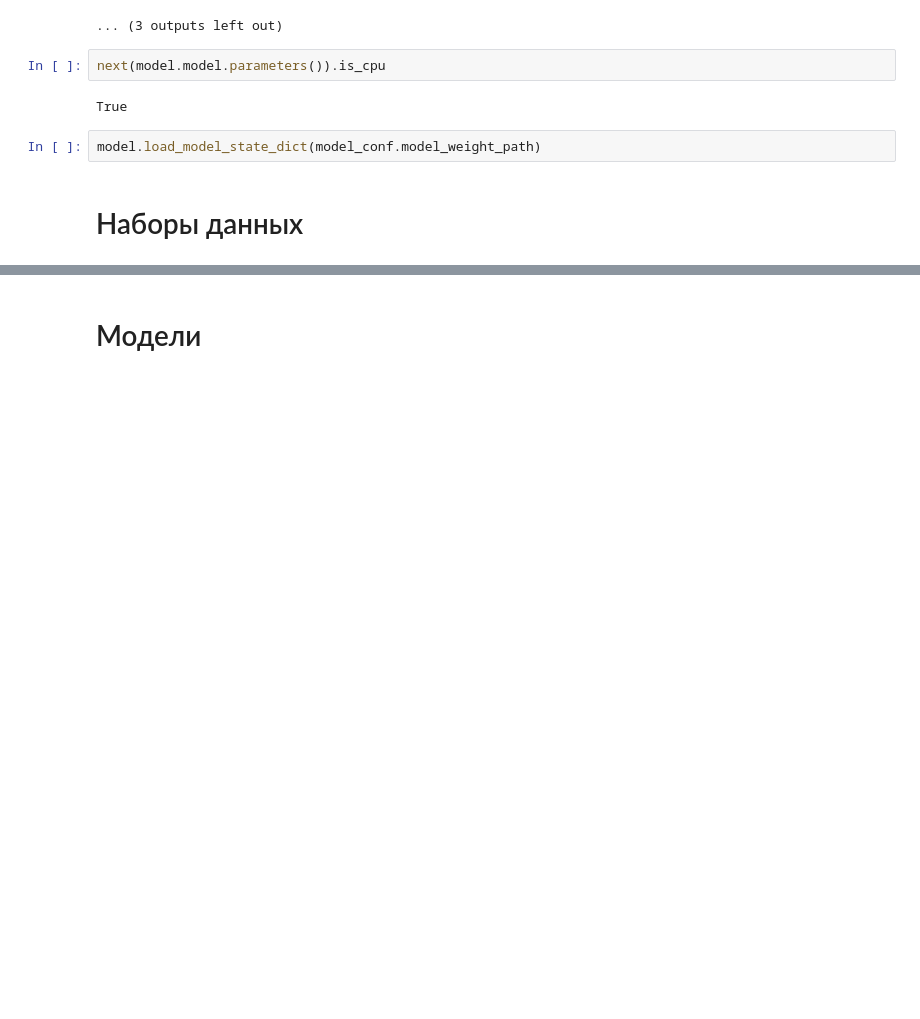
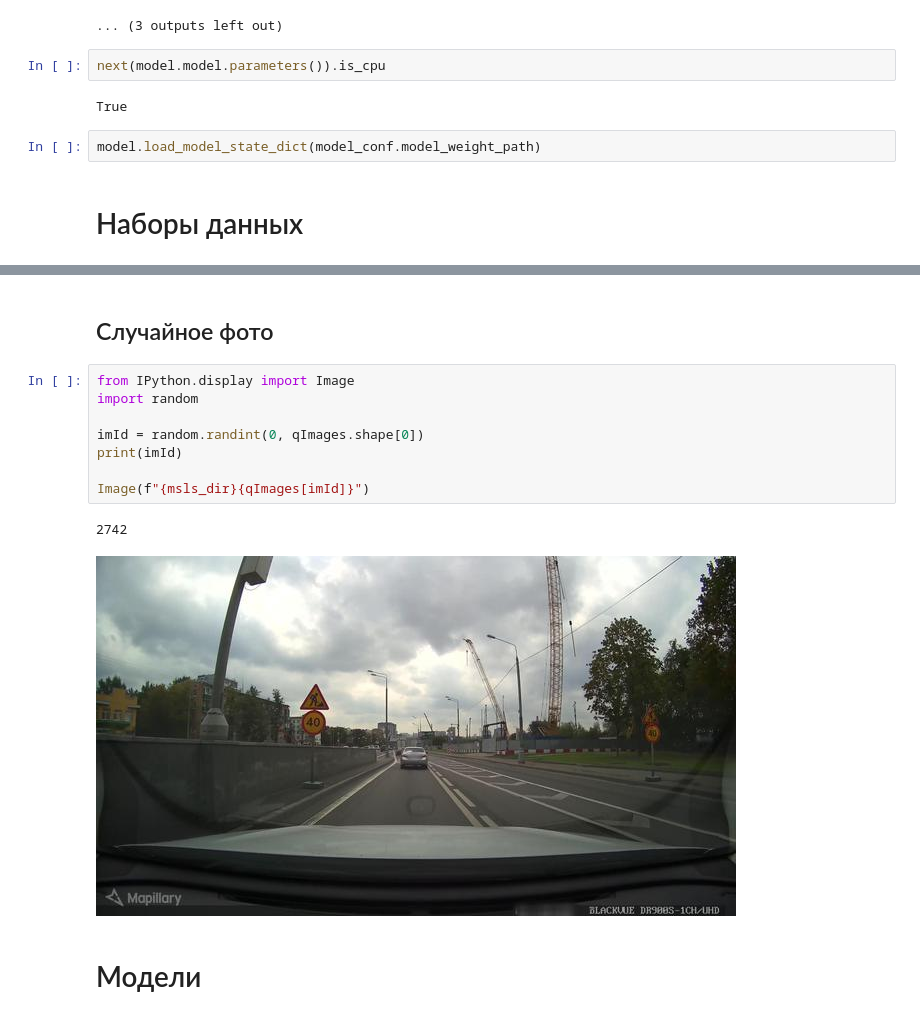
Before and after one commit to YRL-AIDA/vpr-auto-tests, a Jupyter notebook: auto_test_present.ipynb, the cells around one changed output, grey strips where cells are left out. Cells and saved outputs as stored; diff of their text form; blank space fills up the shorter version.

```diff
--- a/auto_test_present.ipynb
+++ b/auto_test_present.ipynb
@@ -153,3 +289,16 @@ model.load_model_state_dict(model_conf.model_weight_path)
+# %% [markdown]
+## Случайное фото
+# %%
+from IPython.display import Image
+import random
+
+imId = random.randint(0, qImages.shape[0])
+print(imId)
+
+Image(f"{msls_dir}{qImages[imId]}")
+# %% [output]
+2742
+[figure, added]
 # %% [markdown]
 # Модели
 # %% [markdown]
```
Also changed, not shown: parts of 5 cells of this notebook, 5 other files.
